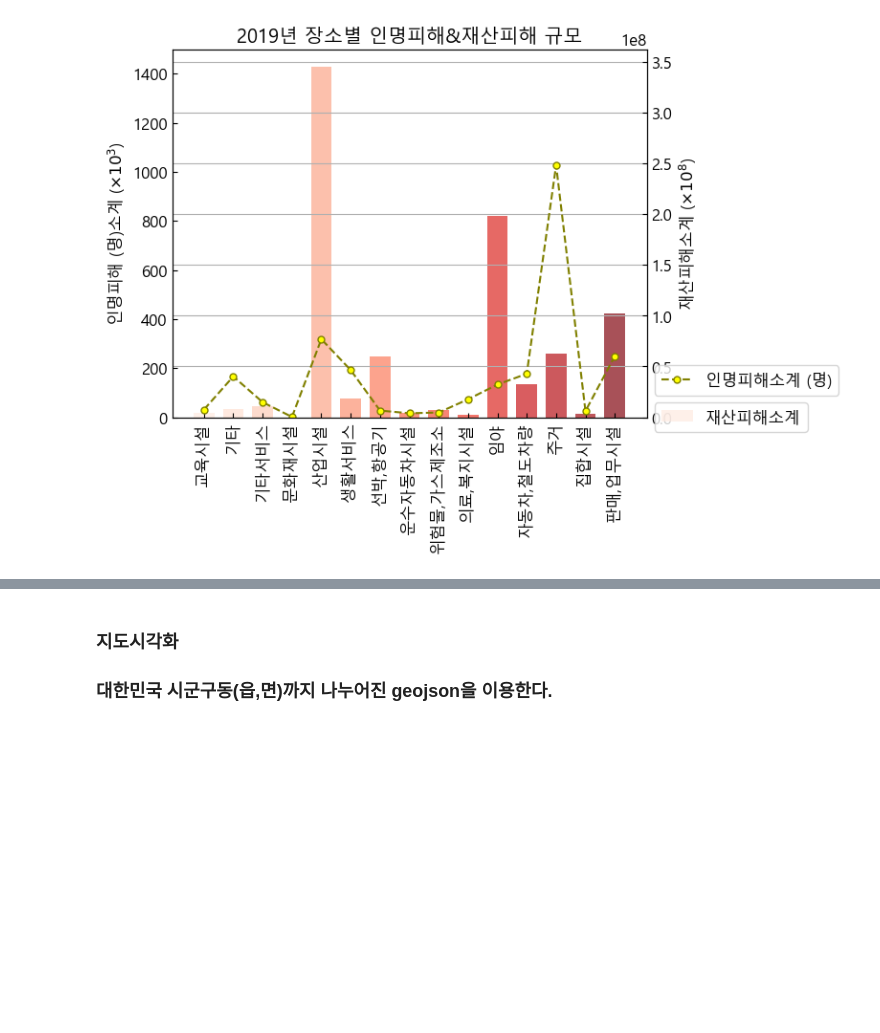
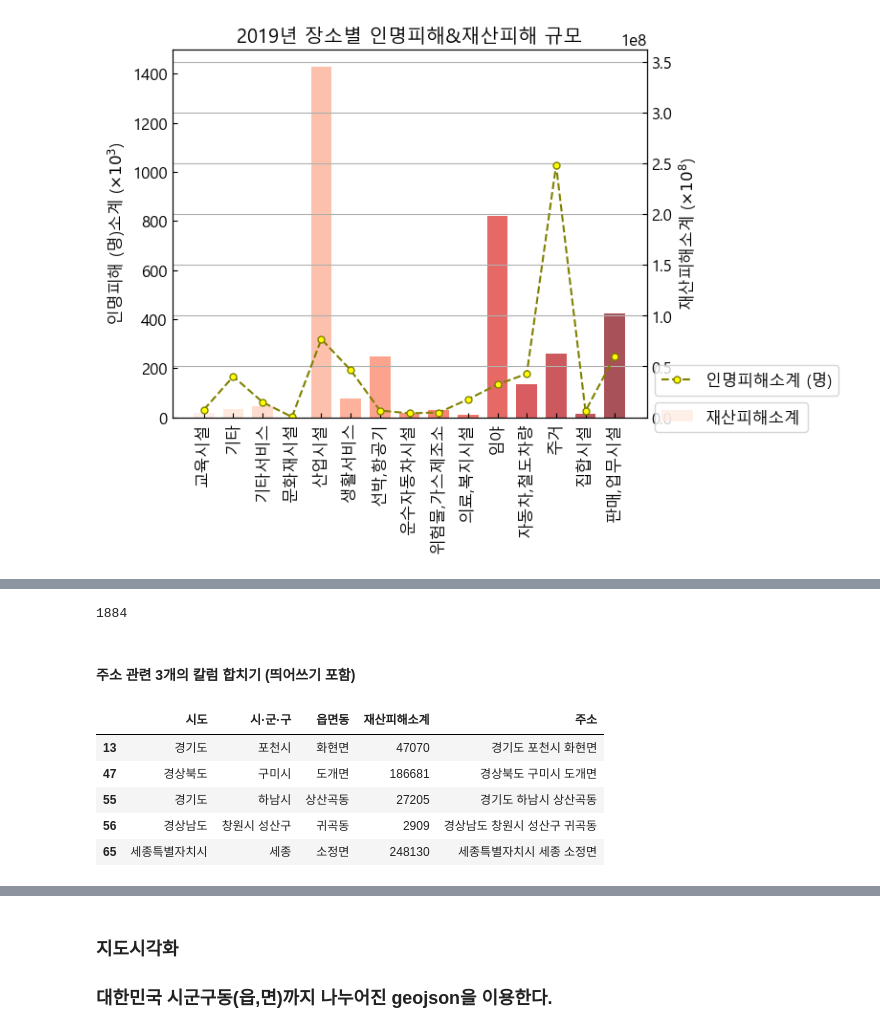
Before and after one commit to JuheePak/Convergence_project, a Jupyter notebook: src/fire_map.ipynb, the cells around one changed output, grey strips where cells are left out. Drawn from its saved outputs; the diff is of its cells as text; code cells hidden in the pictures; blank space fills up the shorter version.

```diff
--- a/src/fire_map.ipynb
+++ b/src/fire_map.ipynb
@@ -151,0 +178,3 @@ plt.show()
+# %%
+data2 = data_1.loc[:, ['시도', '시·군·구', '읍면동', '재산피해소계']]
+data2.head()
@@ -151,0 +201,16 @@ plt.show()
+# %%
+len(dong_data)
+# %% [output]
+1884
+# %% [markdown]
+#### 주소 관련 3개의 칼럼 합치기 (띄어쓰기 포함)
+# %%
+data2['주소'] = data2['시도'] + " " + data2['시·군·구'] + " " + data2['읍면동']
+display(data2.head())
+# %% [output]
+|  | 시도 | 시·군·구 | 읍면동 | 재산피해소계 | 주소 |
+| 13 | 경기도 | 포천시 | 화현면 | 47070 | 경기도 포천시 화현면 |
+| 47 | 경상북도 | 구미시 | 도개면 | 186681 | 경상북도 구미시 도개면 |
+| 55 | 경기도 | 하남시 | 상산곡동 | 27205 | 경기도 하남시 상산곡동 |
+| 56 | 경상남도 | 창원시 성산구 | 귀곡동 | 2909 | 경상남도 창원시 성산구 귀곡동 |
+| 65 | 세종특별자치시 | 세종 | 소정면 | 248130 | 세종특별자치시 세종 소정면 |
```
Also changed, not shown: parts of 26 cells of this notebook.
